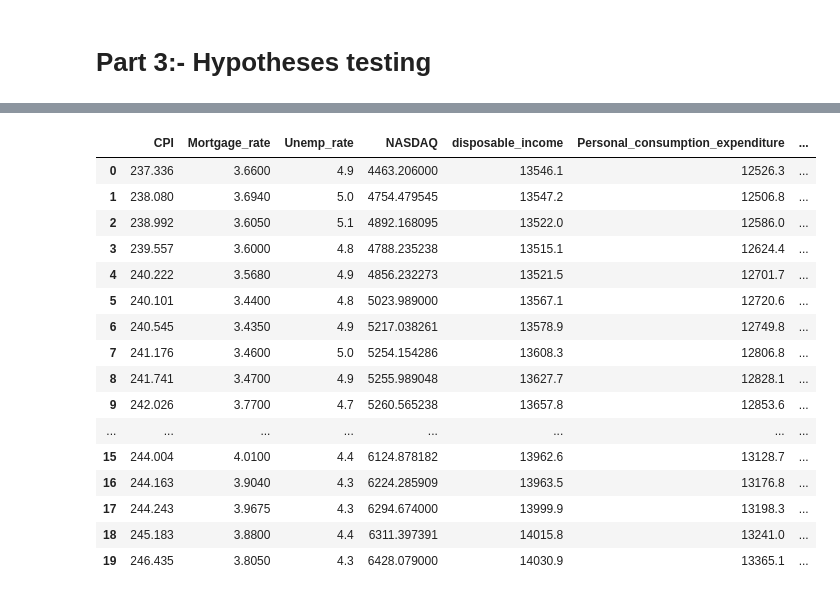
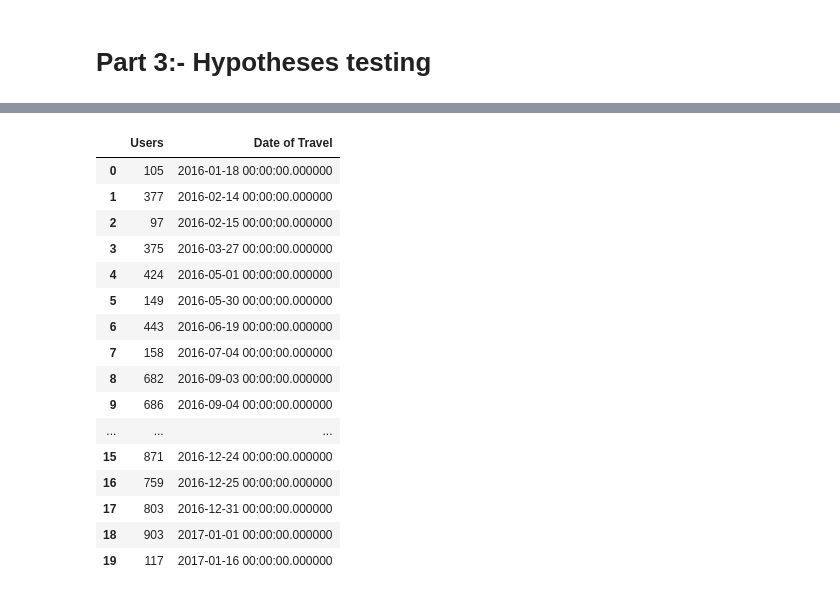
Before and after one commit to anishmitra9666/Week-2-and-3-deliverables, a Jupyter notebook: Dataglaciertaxicode04122023 (3).ipynb, the cells around one changed output, grey strips where cells are left out. Saved outputs shown, nothing was run; the diff lists cells and outputs as text; code cells hidden in the pictures.

```diff
--- a/Dataglaciertaxicode04122023 (3).ipynb
+++ b/Dataglaciertaxicode04122023 (3).ipynb
@@ -1034,38 +1072,36 @@ last    2018-12-01 00:00:00
 # %%
 #Importing the sqldf package from the pandasql module
 from pandasql import sqldf
 
 #The SQL query below joins the inflation data table with the other macroeconomic indicators
 query = '''
-SELECT *
-FROM df6narrowed
-INNER JOIN df5narrowed
-ON df6narrowed.date = df5narrowed.Month
+SELECT COUNT(dfdg.[Transaction ID]) AS Users, dfdg.[Date of Travel]
+FROM dfdg
+INNER JOIN df7
+ON dfdg.[Date of Travel] = df7.[Date]
+GROUP BY dfdg.[Date of Travel]
 '''
 
 #Running that query
-dfext = sqldf(query)
-
-#Dropping the month column
-dfext = dfext.drop('Month', axis = 1)
+df8 = sqldf(query)
 
 #Taking a high-level look at the first 20 results of this table
-dfext.head(n=20)
+df8.head(n=20)
 # %% [output]
-|  | CPI | Mortgage_rate | Unemp_rate | NASDAQ | disposable_income | Personal_consumption_expenditure | ... |
-| 0 | 237.336 | 3.6600 | 4.9 | 4463.206000 | 13546.1 | 12526.3 | ... |
-| 1 | 238.080 | 3.6940 | 5.0 | 4754.479545 | 13547.2 | 12506.8 | ... |
-| 2 | 238.992 | 3.6050 | 5.1 | 4892.168095 | 13522.0 | 12586.0 | ... |
-| 3 | 239.557 | 3.6000 | 4.8 | 4788.235238 | 13515.1 | 12624.4 | ... |
-| 4 | 240.222 | 3.5680 | 4.9 | 4856.232273 | 13521.5 | 12701.7 | ... |
-| 5 | 240.101 | 3.4400 | 4.8 | 5023.989000 | 13567.1 | 12720.6 | ... |
-| 6 | 240.545 | 3.4350 | 4.9 | 5217.038261 | 13578.9 | 12749.8 | ... |
-| 7 | 241.176 | 3.4600 | 5.0 | 5254.154286 | 13608.3 | 12806.8 | ... |
-| 8 | 241.741 | 3.4700 | 4.9 | 5255.989048 | 13627.7 | 12828.1 | ... |
-| 9 | 242.026 | 3.7700 | 4.7 | 5260.565238 | 13657.8 | 12853.6 | ... |
-| ... | ... | ... | ... | ... | ... | ... | ... |
-| 15 | 244.004 | 4.0100 | 4.4 | 6124.878182 | 13962.6 | 13128.7 | ... |
-| 16 | 244.163 | 3.9040 | 4.3 | 6224.285909 | 13963.5 | 13176.8 | ... |
-| 17 | 244.243 | 3.9675 | 4.3 | 6294.674000 | 13999.9 | 13198.3 | ... |
-| 18 | 245.183 | 3.8800 | 4.4 | 6311.397391 | 14015.8 | 13241.0 | ... |
-| 19 | 246.435 | 3.8050 | 4.3 | 6428.079000 | 14030.9 | 13365.1 | ... |
+|  | Users | Date of Travel |
+| 0 | 105 | 2016-01-18 00:00:00.000000 |
+| 1 | 377 | 2016-02-14 00:00:00.000000 |
+| 2 | 97 | 2016-02-15 00:00:00.000000 |
+| 3 | 375 | 2016-03-27 00:00:00.000000 |
+| 4 | 424 | 2016-05-01 00:00:00.000000 |
+| 5 | 149 | 2016-05-30 00:00:00.000000 |
+| 6 | 443 | 2016-06-19 00:00:00.000000 |
+| 7 | 158 | 2016-07-04 00:00:00.000000 |
+| 8 | 682 | 2016-09-03 00:00:00.000000 |
+| 9 | 686 | 2016-09-04 00:00:00.000000 |
+| ... | ... | ... |
+| 15 | 871 | 2016-12-24 00:00:00.000000 |
+| 16 | 759 | 2016-12-25 00:00:00.000000 |
+| 17 | 803 | 2016-12-31 00:00:00.000000 |
+| 18 | 903 | 2017-01-01 00:00:00.000000 |
+| 19 | 117 | 2017-01-16 00:00:00.000000 |
```
Also changed, not shown: parts of 23 cells of this notebook.
